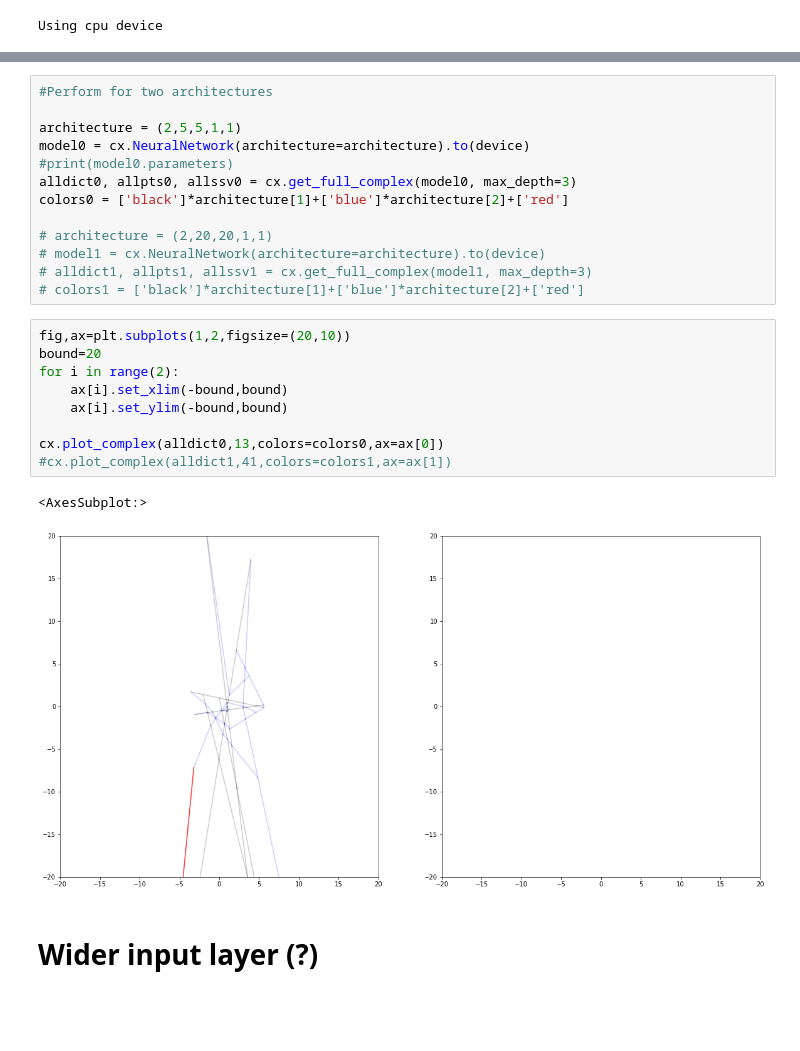
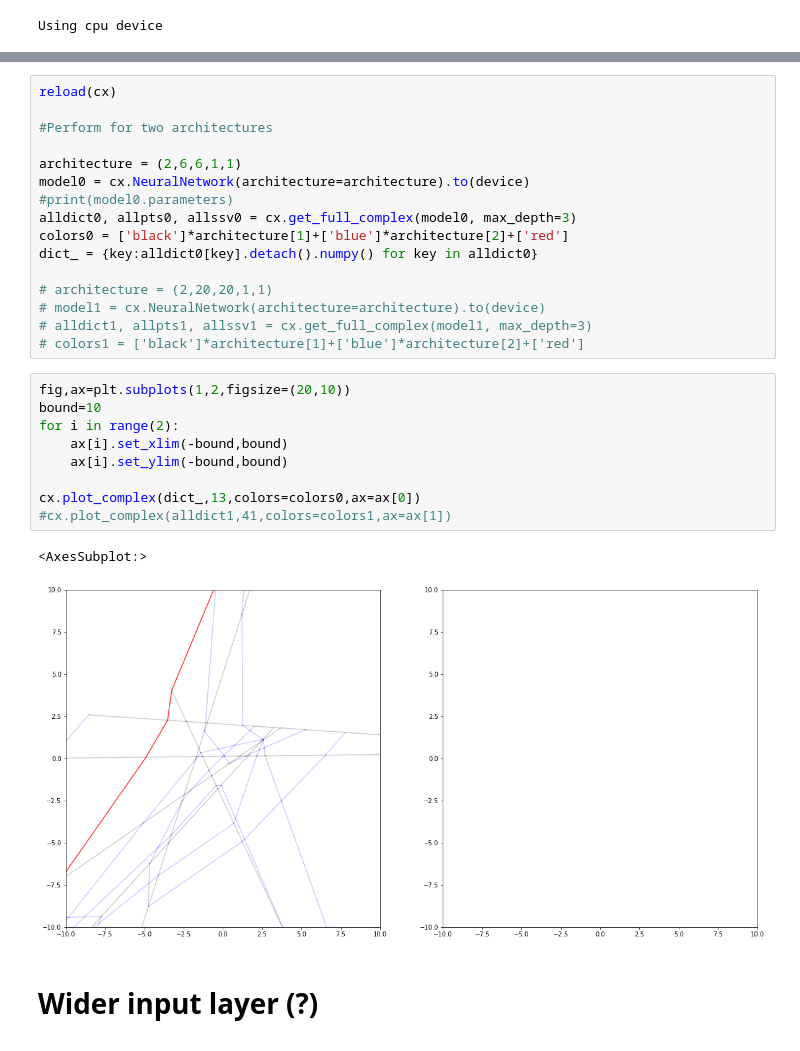
Before and after one commit to mmasden/canonicalpoly, a Jupyter notebook: Testing_Complex.ipynb, the cells around one changed output, grey strips where cells are left out. Saved outputs shown, nothing was run; the diff lists cells and outputs as text; blank space fills up the shorter version.

```diff
--- a/Testing_Complex.ipynb
+++ b/Testing_Complex.ipynb
@@ -30,13 +30,16 @@ Using cpu device
 # Wider intermediate layers
 ![image.png](attachment:image.png)
 # %%
+reload(cx)
+
 #Perform for two architectures
 
-architecture = (2,5,5,1,1)
+architecture = (2,6,6,1,1)
 model0 = cx.NeuralNetwork(architecture=architecture).to(device)
 #print(model0.parameters)
 alldict0, allpts0, allssv0 = cx.get_full_complex(model0, max_depth=3)
 colors0 = ['black']*architecture[1]+['blue']*architecture[2]+['red']
+dict_ = {key:alldict0[key].detach().numpy() for key in alldict0}
 
 # architecture = (2,20,20,1,1)
 # model1 = cx.NeuralNetwork(architecture=architecture).to(device)
@@ -44,16 +47,16 @@ colors0 = ['black']*architecture[1]+['blue']*architecture[2]+['red']
 # colors1 = ['black']*architecture[1]+['blue']*architecture[2]+['red']
 # %%
 fig,ax=plt.subplots(1,2,figsize=(20,10))
-bound=20
+bound=10
 for i in range(2):
     ax[i].set_xlim(-bound,bound)
     ax[i].set_ylim(-bound,bound)
 
-cx.plot_complex(alldict0,13,colors=colors0,ax=ax[0])
+cx.plot_complex(dict_,13,colors=colors0,ax=ax[0])
 #cx.plot_complex(alldict1,41,colors=colors1,ax=ax[1])
 # %% [output]
 <AxesSubplot:>
-[figure, old version]
+[figure, new version]
 # %% [markdown]
 # Wider input layer (?)
 
```
Also changed, not shown: 1 other file.
